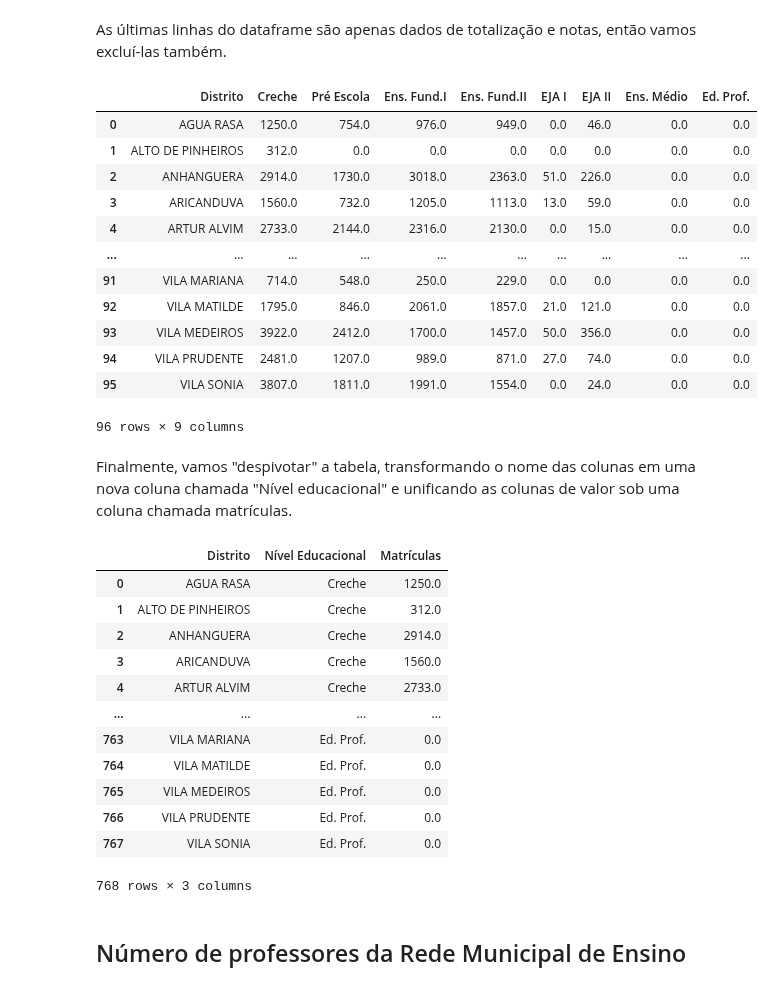
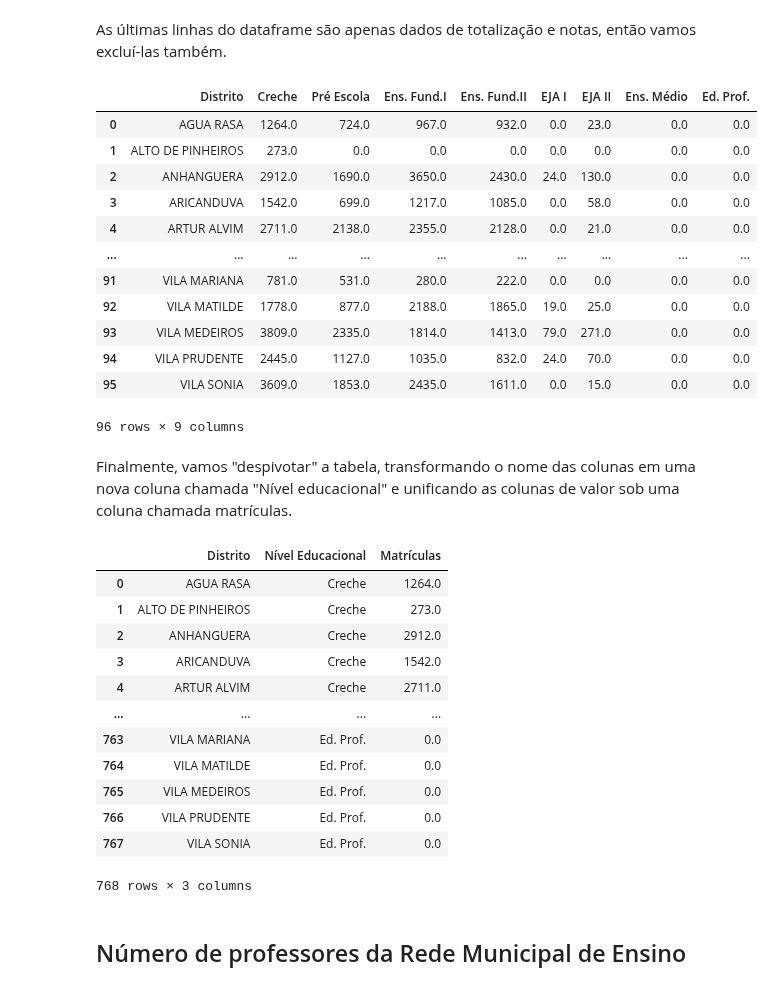
Before and after one commit to ObservatorioPoliticasTCM/datasp-dados, a Jupyter notebook: notebooks_outputs/educacao/educacao.ipynb, the cells around one changed output. Saved outputs shown, nothing was run; the diff lists cells and outputs as text; code cells hidden in the pictures.

```diff
--- a/notebooks_outputs/educacao/educacao.ipynb
+++ b/notebooks_outputs/educacao/educacao.ipynb
@@ -47,9 +47,9 @@ resources
 # %% [markdown]
 Sabendo o id do arquivo de dezembro de 2023, vamos carregar o recurso como um dataframe.
 # %%
-resource_id = 'a63afccb-1a19-4438-96b1-7a13c4ccb586'
-mat_23 = da.load_resource(resource_id, pandas_kwargs=dict(header=[0,1]))
-mat_23
+resource_id = '23081b4e-7866-4c3e-843b-489354c00a3e'
+mat_24 = da.load_resource(resource_id, pandas_kwargs=dict(header=[0,1]))
+mat_24
 # %% [output]
 |  | Distrito | Matrículas |  |  |  |  |  |  | ... |
 |  | Unnamed: 0_level_1 | Creche | Pré Escola | Ens. Fund.I | Ens. Fund.II | EJA I | EJA II | Ens. Médio | ... |
@@ -87,0 +70,3 @@ mat_23
+# %%
+mat_24 = mat_24[['Distrito', 'Matrículas']]
+mat_24
@@ -88,10 +88,10 @@ mat_23
 # %% [markdown]
 Agora, sabendo que temos apenas dados sobre matrículas, vamos ajustar as colunas.
 # %%
-mat_23 = (mat_23
+mat_24 = (mat_24
  .droplevel(0, axis='columns')
  .rename(columns={'Unnamed: 0_level_1': 'Distrito'}))
 
-mat_23
+mat_24
 # %% [output]
 |  | Distrito | Creche | Pré Escola | Ens. Fund.I | Ens. Fund.II | EJA I | EJA II | Ens. Médio | Ed. Prof. |
@@ -110,39 +110,39 @@ mat_23
 # %% [markdown]
 As últimas linhas do dataframe são apenas dados de totalização e notas, então vamos excluí-las também.
 # %%
-mat_23 = mat_23.loc[mat_23['Distrito'].str.lower()!='total']
-mat_23 = mat_23.loc[~mat_23.iloc[:,1].isna()]
-mat_23
+mat_24 = mat_24.loc[mat_24['Distrito'].str.lower()!='total']
+mat_24 = mat_24.loc[~mat_24.iloc[:,1].isna()]
+mat_24
 # %% [output]
 |  | Distrito | Creche | Pré Escola | Ens. Fund.I | Ens. Fund.II | EJA I | EJA II | Ens. Médio | Ed. Prof. |
-| 0 | AGUA RASA | 1250.0 | 754.0 | 976.0 | 949.0 | 0.0 | 46.0 | 0.0 | 0.0 |
-| 1 | ALTO DE PINHEIROS | 312.0 | 0.0 | 0.0 | 0.0 | 0.0 | 0.0 | 0.0 | 0.0 |
-| 2 | ANHANGUERA | 2914.0 | 1730.0 | 3018.0 | 2363.0 | 51.0 | 226.0 | 0.0 | 0.0 |
-| 3 | ARICANDUVA | 1560.0 | 732.0 | 1205.0 | 1113.0 | 13.0 | 59.0 | 0.0 | 0.0 |
-| 4 | ARTUR ALVIM | 2733.0 | 2144.0 | 2316.0 | 2130.0 | 0.0 | 15.0 | 0.0 | 0.0 |
+| 0 | AGUA RASA | 1264.0 | 724.0 | 967.0 | 932.0 | 0.0 | 23.0 | 0.0 | 0.0 |
+| 1 | ALTO DE PINHEIROS | 273.0 | 0.0 | 0.0 | 0.0 | 0.0 | 0.0 | 0.0 | 0.0 |
+| 2 | ANHANGUERA | 2912.0 | 1690.0 | 3650.0 | 2430.0 | 24.0 | 130.0 | 0.0 | 0.0 |
+| 3 | ARICANDUVA | 1542.0 | 699.0 | 1217.0 | 1085.0 | 0.0 | 58.0 | 0.0 | 0.0 |
+| 4 | ARTUR ALVIM | 2711.0 | 2138.0 | 2355.0 | 2128.0 | 0.0 | 21.0 | 0.0 | 0.0 |
 | ... | ... | ... | ... | ... | ... | ... | ... | ... | ... |
-| 91 | VILA MARIANA | 714.0 | 548.0 | 250.0 | 229.0 | 0.0 | 0.0 | 0.0 | 0.0 |
-| 92 | VILA MATILDE | 1795.0 | 846.0 | 2061.0 | 1857.0 | 21.0 | 121.0 | 0.0 | 0.0 |
-| 93 | VILA MEDEIROS | 3922.0 | 2412.0 | 1700.0 | 1457.0 | 50.0 | 356.0 | 0.0 | 0.0 |
-| 94 | VILA PRUDENTE | 2481.0 | 1207.0 | 989.0 | 871.0 | 27.0 | 74.0 | 0.0 | 0.0 |
-| 95 | VILA SONIA | 3807.0 | 1811.0 | 1991.0 | 1554.0 | 0.0 | 24.0 | 0.0 | 0.0 |
+| 91 | VILA MARIANA | 781.0 | 531.0 | 280.0 | 222.0 | 0.0 | 0.0 | 0.0 | 0.0 |
+| 92 | VILA MATILDE | 1778.0 | 877.0 | 2188.0 | 1865.0 | 19.0 | 25.0 | 0.0 | 0.0 |
+| 93 | VILA MEDEIROS | 3809.0 | 2335.0 | 1814.0 | 1413.0 | 79.0 | 271.0 | 0.0 | 0.0 |
+| 94 | VILA PRUDENTE | 2445.0 | 1127.0 | 1035.0 | 832.0 | 24.0 | 70.0 | 0.0 | 0.0 |
+| 95 | VILA SONIA | 3609.0 | 1853.0 | 2435.0 | 1611.0 | 0.0 | 15.0 | 0.0 | 0.0 |
 96 rows × 9 columns
 # %% [markdown]
 Finalmente, vamos "despivotar" a tabela, transformando o nome das colunas em uma nova coluna chamada "Nível educacional" e unificando as colunas de valor sob uma coluna chamada matrículas.
 # %%
-mat_23 = mat_23.melt(
+mat_24 = mat_24.melt(
     id_vars='Distrito',
     var_name='Nível Educacional',
     value_name='Matrículas'
 )
-mat_23
+mat_24
 # %% [output]
 |  | Distrito | Nível Educacional | Matrículas |
-| 0 | AGUA RASA | Creche | 1250.0 |
-| 1 | ALTO DE PINHEIROS | Creche | 312.0 |
-| 2 | ANHANGUERA | Creche | 2914.0 |
-| 3 | ARICANDUVA | Creche | 1560.0 |
-| 4 | ARTUR ALVIM | Creche | 2733.0 |
+| 0 | AGUA RASA | Creche | 1264.0 |
+| 1 | ALTO DE PINHEIROS | Creche | 273.0 |
+| 2 | ANHANGUERA | Creche | 2912.0 |
+| 3 | ARICANDUVA | Creche | 1542.0 |
+| 4 | ARTUR ALVIM | Creche | 2711.0 |
 | ... | ... | ... | ... |
 | 763 | VILA MARIANA | Ed. Prof. | 0.0 |
 | 764 | VILA MATILDE | Ed. Prof. | 0.0 |
```
Also changed, not shown: parts of 10 cells of this notebook, 1 other file.
